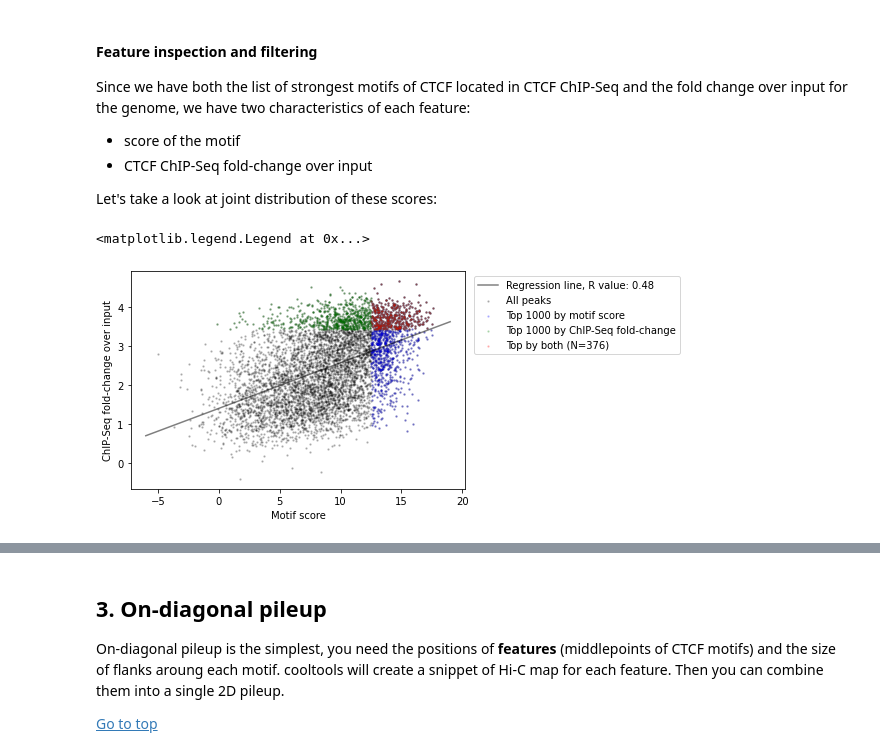
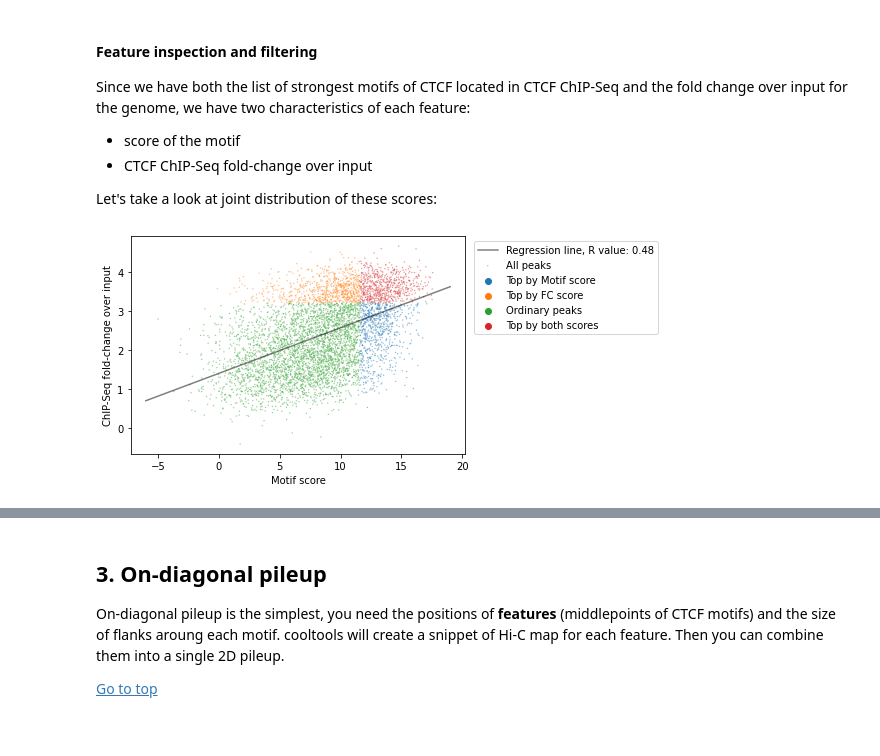
Before and after one commit to open2c/open2c_examples, a Jupyter notebook: pileup_CTCF.ipynb, the cells around one changed output, grey strips where cells are left out. Cells and saved outputs as stored; diff of their text form; code cells hidden in the pictures.

```diff
--- a/pileup_CTCF.ipynb
+++ b/pileup_CTCF.ipynb
@@ -116,7 +121,7 @@ Construction of the pileup requires  genomic **features** that will be used for
 # %%
 # Read CTCF peaks data and select only chromosomes present in cooler:
 ctcf = bioframe.read_table(ctcf_peaks_file, schema='bed').query(f'chrom in {clr.chromnames}')
-ctcf.loc[:, 'mid'] = (ctcf.end+ctcf.start)//2
+ctcf['mid'] = (ctcf.end+ctcf.start)//2
 ctcf.head()
 # %% [output]
 |  | chrom | start | end | name | score | strand | mid |
@@ -147,59 +152,42 @@ ctcf_chip_signal = bbi.stackup(
     ctcf.mid+flank,
     bins=1)
 
-ctcf.loc[:, 'FC_score'] = ctcf_chip_signal
+ctcf['FC_score'] = ctcf_chip_signal
+# %%
+ctcf['quartile_score']    = pd.qcut(ctcf['score'], 4, labels=False) + 1
+ctcf['quartile_FC_score'] = pd.qcut(ctcf['FC_score'], 4, labels=False) + 1
+ctcf['peaks_importance'] = ctcf.apply(
+    lambda x: 'Top by both scores' if x.quartile_score==4 and x.quartile_FC_score==4 else
+                'Top by Motif score' if x.quartile_score==4 else
+                'Top by FC score' if x.quartile_FC_score==4 else 'Ordinary peaks', axis=1
+)
 # %%
 x = ctcf['score']
 y = np.log(ctcf['FC_score'])
 
-top_x = x>np.sort(x)[-1000]
-top_y = y>np.sort(y)[-1000]
-top_xy = top_x & top_y
+fig, ax = plt.subplots()
 
-f, ax = plt.subplots()
-
-ax.scatter(x, y,
+sns.scatterplot(x, y, hue=ctcf['peaks_importance'],
     s=2,
-    alpha=0.2,
-    color='black',
-    label='All peaks'
+    alpha=0.5,
+    label='All peaks',
+    ax=ax
 )
-
-ax.scatter(x[top_x], y[top_x],
-    s=2,
-    alpha=0.2,
-    color='blue',
-    label='Top 1000 by motif score'
-)
-
-ax.scatter(x[top_y], y[top_y],
-    s=2,
-    alpha=0.2,
-    color='green',
-    label='Top 1000 by ChIP-Seq fold-change'
-)
-
-ax.scatter(x[top_xy], y[top_xy],
-    s=2,
-    alpha=0.2,
-    color='red',
-    label=f'Top by both (N={np.sum(top_xy)})'
-)
-
 
 slope, intercept, r, p, se = linregress(x, y)
 
 ax.plot([-6, 19], [intercept-6*slope, intercept+19*slope],
         alpha=0.5,
         color='black',
         label=f"Regression line, R value: {r:.2f}")
 
 ax.set(
     xlabel='Motif score',
     ylabel='ChIP-Seq fold-change over input')
 
 ax.legend(bbox_to_anchor=(1.01,1), loc="upper left")
+
+fig.show()
 # %% [output]
-<matplotlib.legend.Legend at 0x...>
-[figure, old version]
+[figure, new version]
 # %%
```
Also changed, not shown: parts of 17 cells of this notebook.
